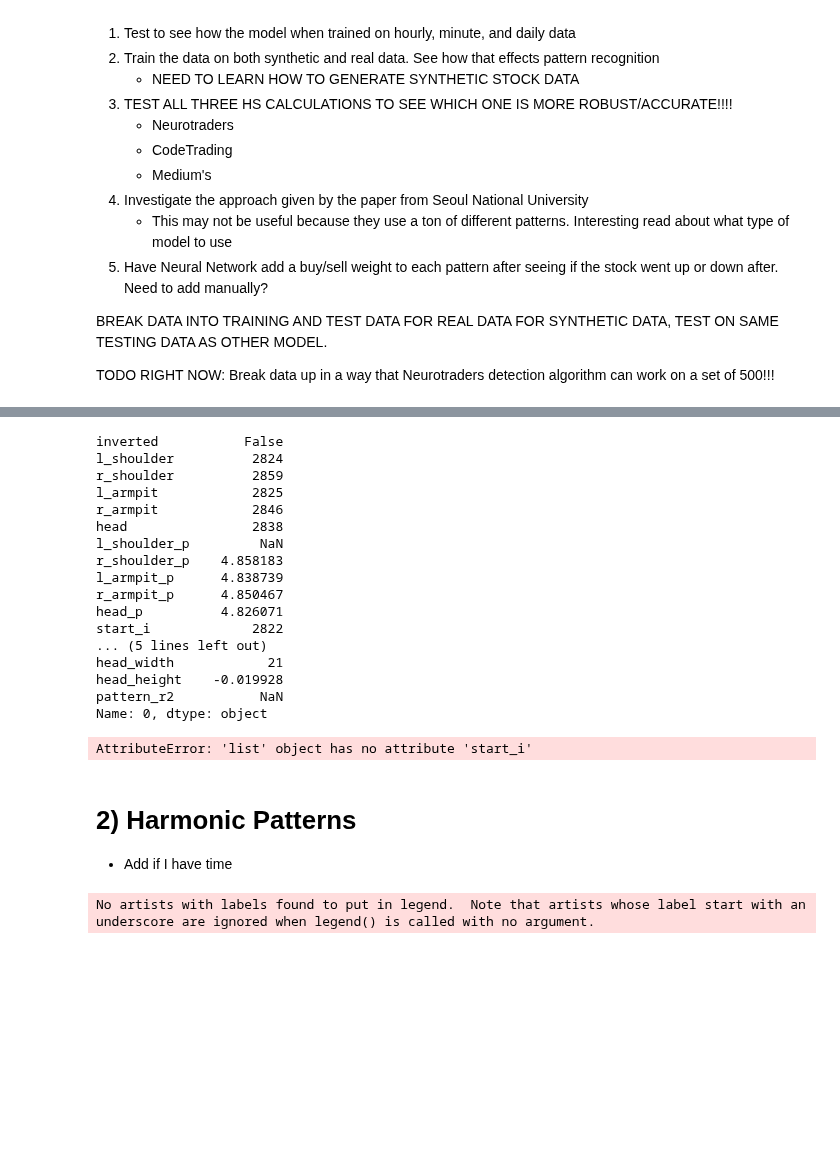
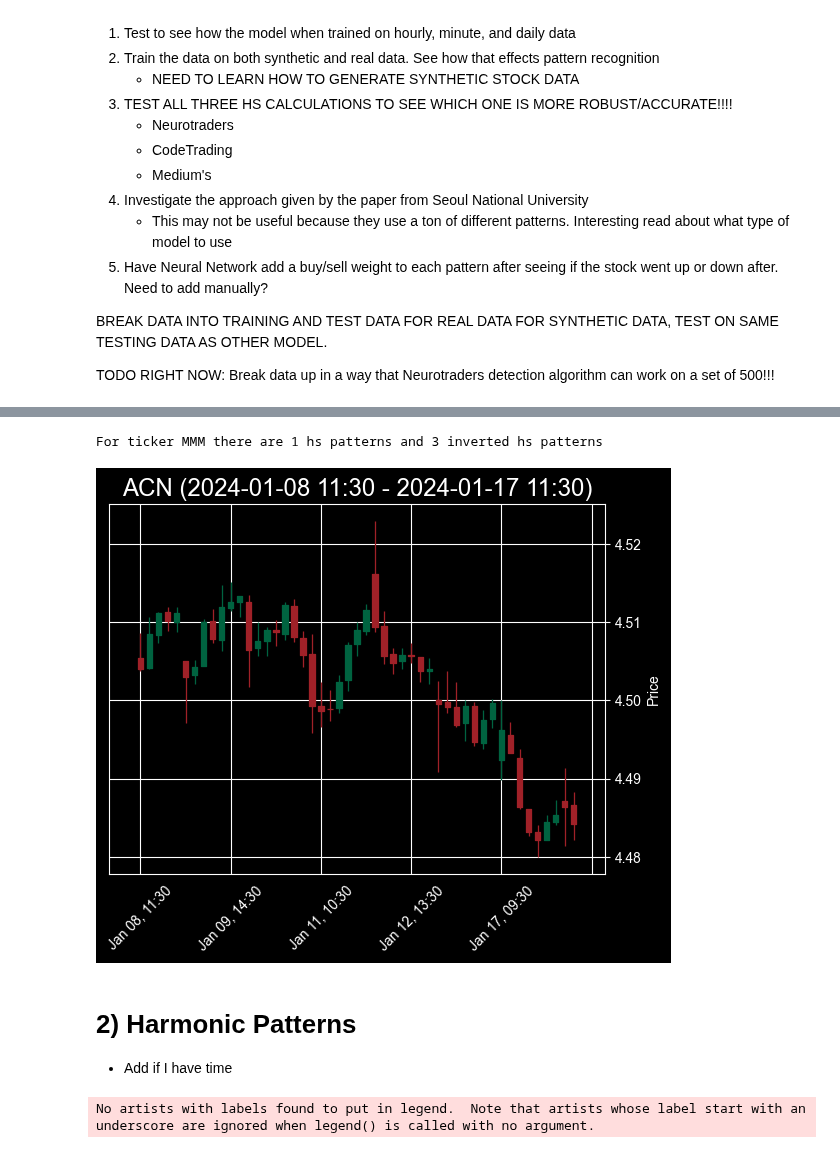
Before and after one commit to tcarlucc/machine-learning-final, a Jupyter notebook: reversal_patterns.ipynb, the cells around one changed output, grey strips where cells are left out. Saved outputs shown, nothing was run; the diff lists cells and outputs as text; code cells hidden in the pictures; blank space fills up the shorter version.

Commit message:
Downloaded data locally to have an easier time working with it. Modified input and finally got a work around to test the HS pattern on mass.

```diff
--- a/reversal_patterns.ipynb
+++ b/reversal_patterns.ipynb
@@ -170,12 +149,0 @@ yf_top500_norm.shape
-# %%
-hs_pattern_database = pd.DataFrame()
-# for series_name, series in yf_top500_norm.iloc[:, : 10].items():
-for series_name, series in yf_top500_norm.items():
-    dat_slice = series.values
-    hs_patterns, ihs_patterns = find_hs_patterns(dat_slice, 6, early_find=False)
-    hs_df = pd.DataFrame()
-    hs_df = load_attributes(dat_slice, hs_df, hs_patterns, len(data))
-    ihs_df = pd.DataFrame()
-    ihs_df = load_attributes(dat_slice, ihs_df, ihs_patterns, len(data))
-    frames = [hs_pattern_database, pd.DataFrame(hs_patterns), pd.DataFrame(ihs_patterns)]
-    hs_pattern_database = pd.concat(frames)
@@ -182,30 +206,36 @@ for series_name, series in yf_top500_norm.items():
+# %%
+for i in l_yf_top500_norm:
+    if i == "MMM":
+        print(f"For ticker {i} there are {len(l_yf_top500_norm[i][1])} hs patterns and "
+              f"{len(l_yf_top500_norm[i][2])} inverted hs patterns")
+# %% [output]
+For ticker MMM there are 1 hs patterns and 3 inverted hs patterns
 # %%
-hs_pattern_database.iloc[0]
+# Select the data from the dataframe using the ticker name as a key
+# Get the hs pattern
+candle_data = l_yf_top500_norm['MMM'][0]
+pat = l_yf_top500_norm['MMM'][1][0]
+# plot_hs(data, 'MMM', pat, 2)
-# %% [output]
-inverted           False
-l_shoulder          2824
-r_shoulder          2859
-l_armpit            2825
-r_armpit            2846
-head                2838
-l_shoulder_p         NaN
-r_shoulder_p    4.858183
-l_armpit_p      4.838739
-r_armpit_p      4.850467
-head_p          4.826071
-start_i             2822
-... (5 lines left out)
-head_width            21
-head_height    -0.019928
-pattern_r2           NaN
-Name: 0, dtype: object
-# %%
-plot_hs(data_norm, ticker, hs_pattern_database.iloc[0].to_list(), pad=6)
-# %% [output]
-AttributeError: 'list' object has no attribute 'start_i'
-# %% [markdown]
-# 2) Harmonic Patterns
-- Add if I have time
+# %%
+pad = 6
+idx = candle_data.index
+data = candle_data.iloc[pat.start_i:pat.break_i + 1 + pad]
+
+plt.style.use('dark_background')
+fig = plt.gcf()
+ax = fig.gca()
+
+mpf.plot(data, type='candle', style='charles', ax=ax)
+
+plt.title(
+    f"{ticker} ({idx[pat.start_i].strftime('%Y-%m-%d %H:%M')} - {idx[pat.break_i].strftime('%Y-%m-%d %H:%M')})",
+    color='white', fontsize='xx-large')
+plt.show()
+# %% [output]
+[figure, added]
+# %% [markdown]
+# 2) Harmonic Patterns
+- Add if I have time
 # %%
 from neurotrader.harmonic_patterns import get_extremes, find_xabcd, XABCD
 
```
Also changed, not shown: parts of 6 cells of this notebook, 1 other file.
